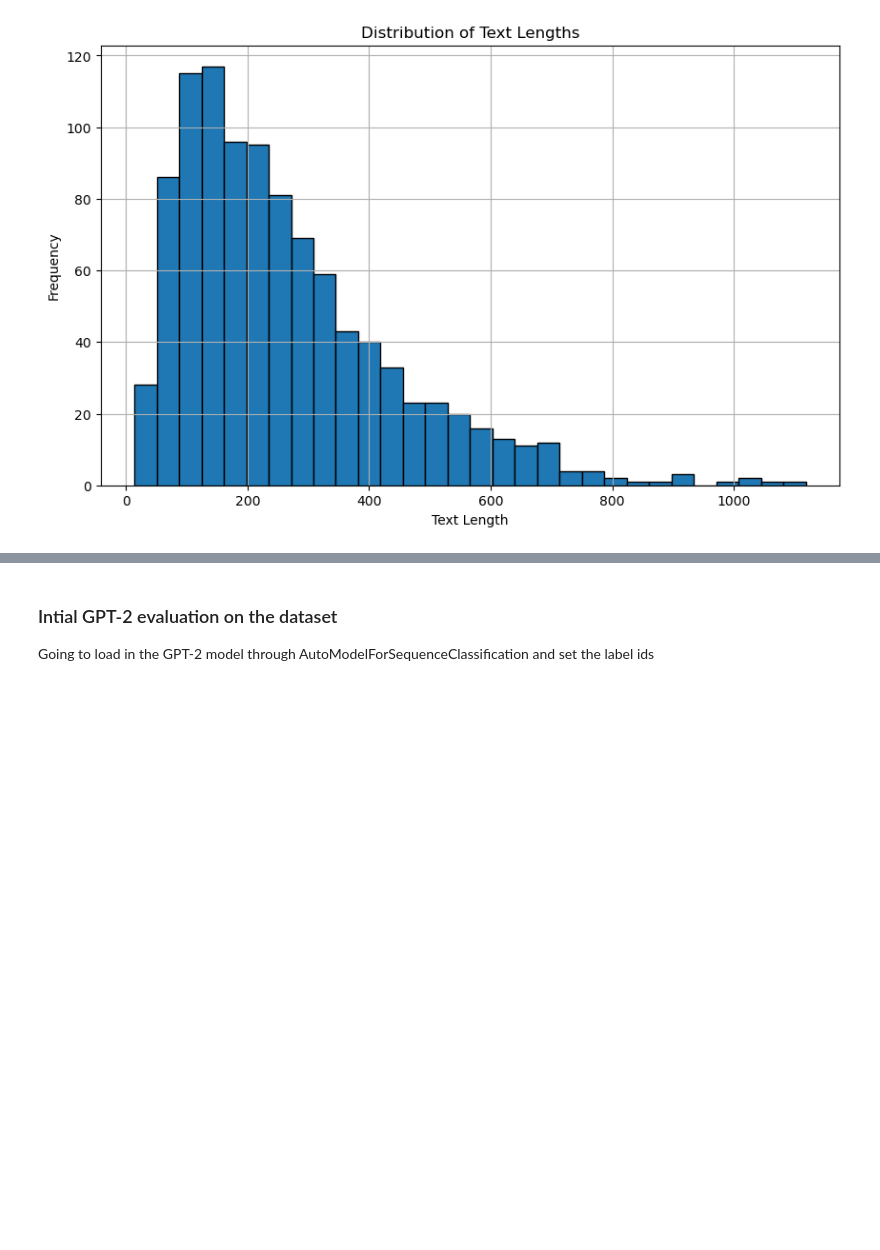
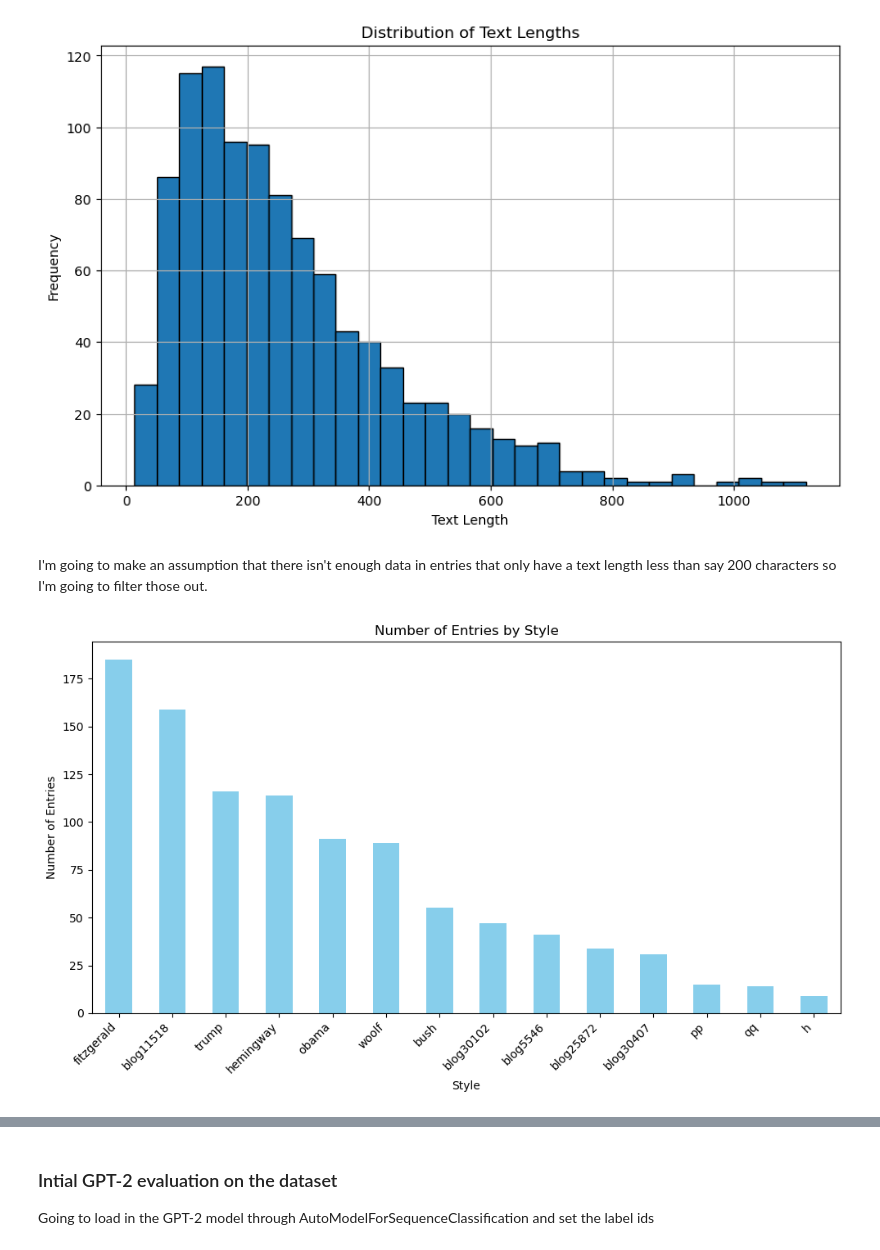
Before and after one commit to djarrin/foundational-modal-tuning, a Jupyter notebook: project.ipynb, the cells around one changed output, grey strips where cells are left out. Cells and saved outputs as stored; diff of their text form; code cells hidden in the pictures; blank space fills up the shorter version.

Commit message:
have workbooks ready for submission

```diff
--- a/project.ipynb
+++ b/project.ipynb
@@ -102,3 +102,23 @@ plt.grid(True)
 plt.show()
 # %% [output]
 [figure]
+# %% [markdown]
+I'm going to make an assumption that there isn't enough data in entries that only have a text length less than say 200 characters so I'm going to filter those out.
+# %%
+styles = [entry['style'] for entry in ds['test']]
+
+# Count the number of entries for each style using pandas
+df = pd.DataFrame(styles, columns=['Style'])
+style_counts = df['Style'].value_counts()
+
+# Plot the data
+plt.figure(figsize=(10, 6))
+style_counts.plot(kind='bar', color='skyblue')
+plt.title('Number of Entries by Style')
+plt.xlabel('Style')
+plt.ylabel('Number of Entries')
+plt.xticks(rotation=45, ha='right')
+plt.tight_layout()
+plt.show()
+# %% [output]
+[figure, added]
```
Also changed, not shown: parts of 23 cells of this notebook, 4 other files.
